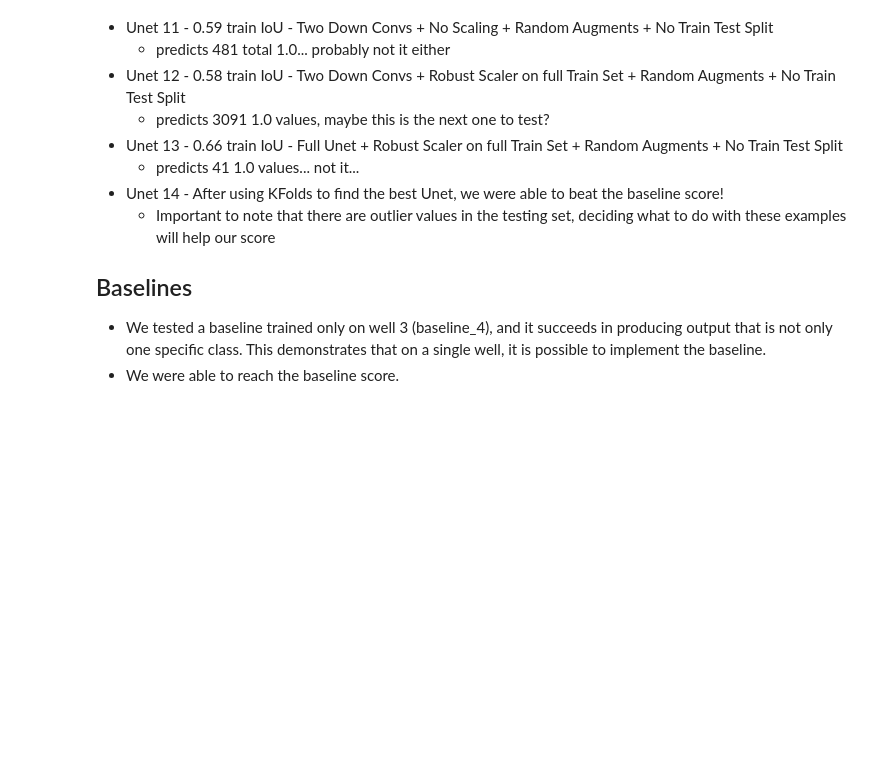
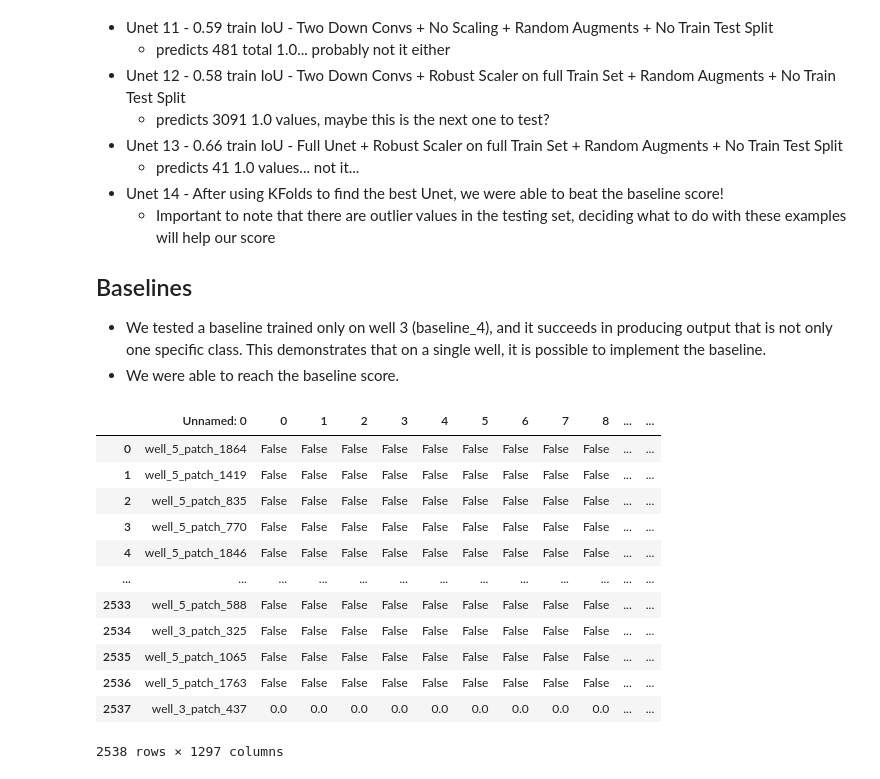
Before and after one commit to EllingtonKirby/Pipe-Corrosion-Detection, a Jupyter notebook: evaluation.ipynb, the cells around one changed output. Drawn from its saved outputs; the diff is of its cells as text; code cells hidden in the pictures; blank space fills up the shorter version.

```diff
--- a/evaluation.ipynb
+++ b/evaluation.ipynb
@@ -196,3 +249,21 @@ When looking at the output we are just predicting 0.0 for everything, and that i
 
 - We tested a baseline trained only on well 3 (baseline_4), and it succeeds in producing output that is not only one specific class. This demonstrates that on a single well, it is possible to implement the baseline.
 - We were able to reach the baseline score.
+# %%
+# fixing 14
+df_14 = pd.read_csv('./outputs/KIRBY_predictions_14.csv')
+df_14
+# %% [output]
+|  | Unnamed: 0 | 0 | 1 | 2 | 3 | 4 | 5 | 6 | 7 | 8 | ... | ... |
+| 0 | well_5_patch_1864 | False | False | False | False | False | False | False | False | False | ... | ... |
+| 1 | well_5_patch_1419 | False | False | False | False | False | False | False | False | False | ... | ... |
+| 2 | well_5_patch_835 | False | False | False | False | False | False | False | False | False | ... | ... |
+| 3 | well_5_patch_770 | False | False | False | False | False | False | False | False | False | ... | ... |
+| 4 | well_5_patch_1846 | False | False | False | False | False | False | False | False | False | ... | ... |
+| ... | ... | ... | ... | ... | ... | ... | ... | ... | ... | ... | ... | ... |
+| 2533 | well_5_patch_588 | False | False | False | False | False | False | False | False | False | ... | ... |
+| 2534 | well_3_patch_325 | False | False | False | False | False | False | False | False | False | ... | ... |
+| 2535 | well_5_patch_1065 | False | False | False | False | False | False | False | False | False | ... | ... |
+| 2536 | well_5_patch_1763 | False | False | False | False | False | False | False | False | False | ... | ... |
+| 2537 | well_3_patch_437 | 0.0 | 0.0 | 0.0 | 0.0 | 0.0 | 0.0 | 0.0 | 0.0 | 0.0 | ... | ... |
+2538 rows × 1297 columns
```
Also changed, not shown: parts of 10 cells of this notebook, 6 other files.
